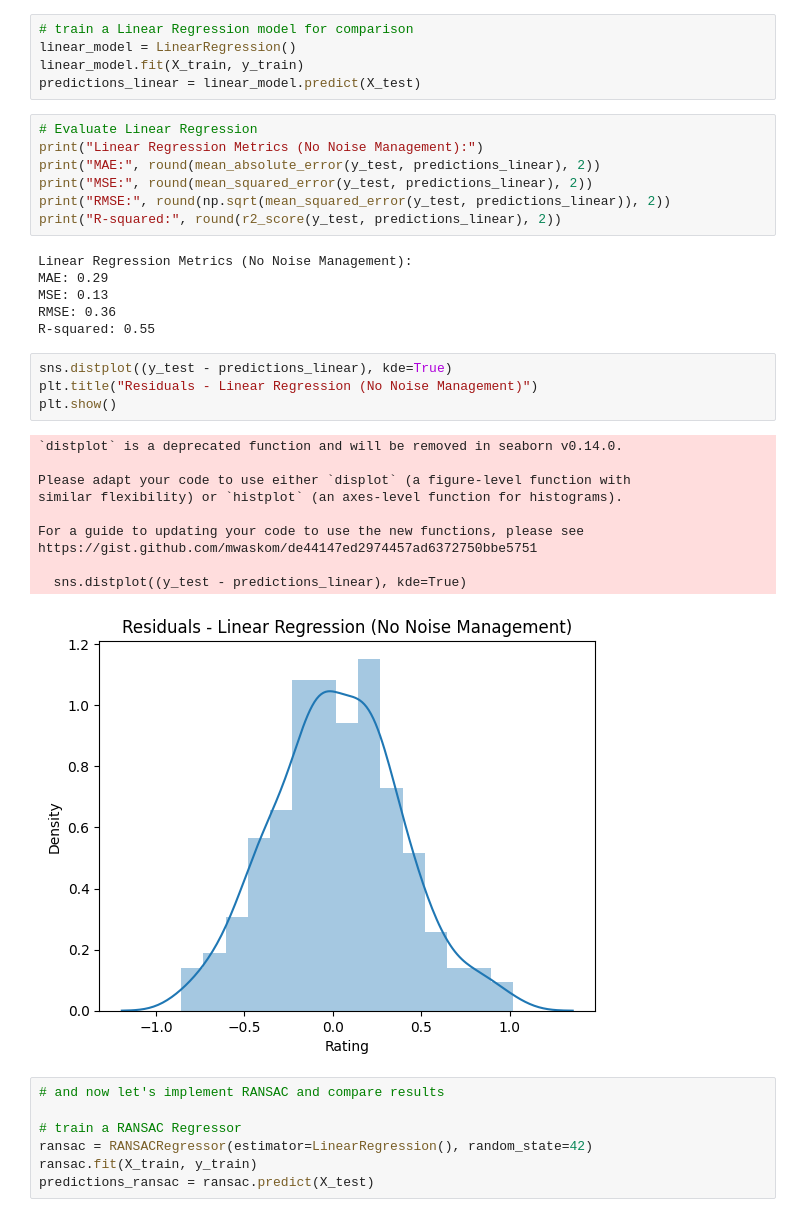
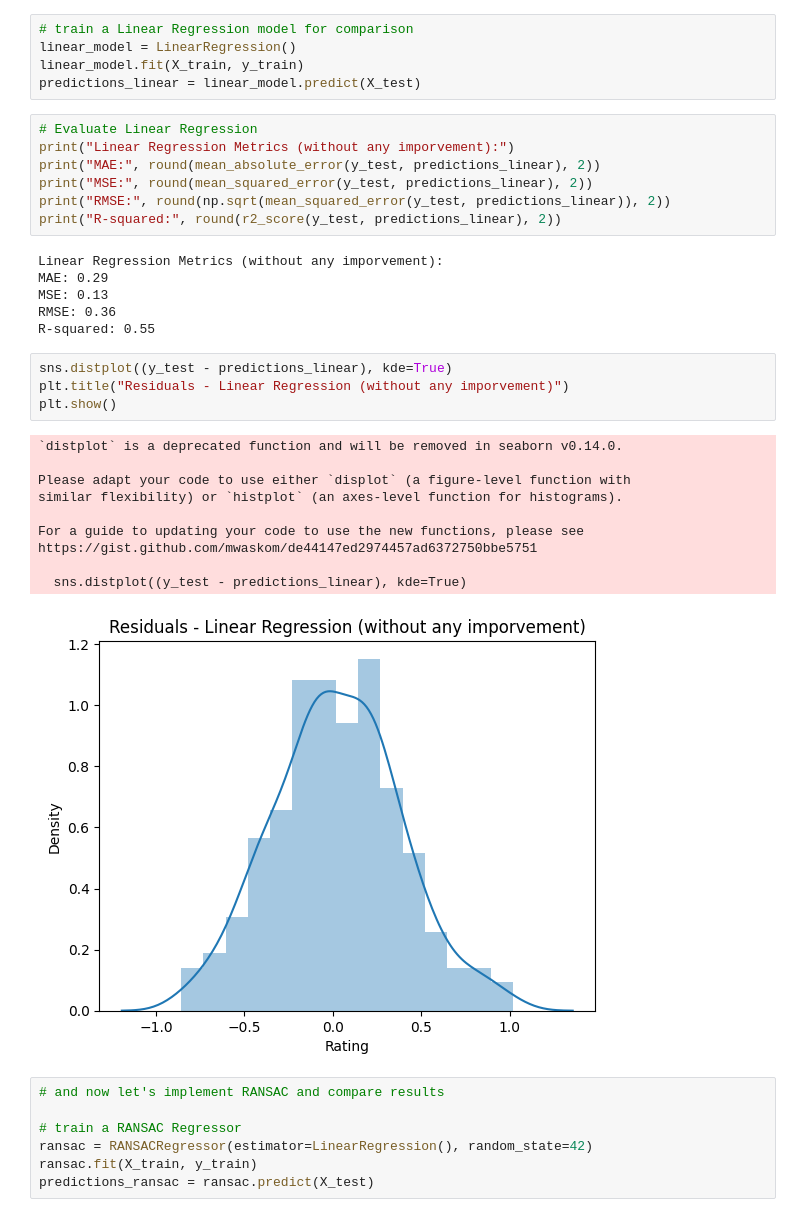
Before and after one commit to crypt0kitik/Advanced-data_analytics, a Jupyter notebook: 02 – Optimizing distributions/02 - Regression dataset/03 - RANSAC.ipynb, the cells around one changed output. Drawn from its saved outputs; the diff is of its cells as text.

```diff
--- a/02 – Optimizing distributions/02 - Regression dataset/03 - RANSAC.ipynb
+++ b/02 – Optimizing distributions/02 - Regression dataset/03 - RANSAC.ipynb
@@ -28,32 +28,32 @@ linear_model.fit(X_train, y_train)
 predictions_linear = linear_model.predict(X_test)
 # %%
 # Evaluate Linear Regression
-print("Linear Regression Metrics (No Noise Management):")
+print("Linear Regression Metrics (without any imporvement):")
 print("MAE:", round(mean_absolute_error(y_test, predictions_linear), 2))
 print("MSE:", round(mean_squared_error(y_test, predictions_linear), 2))
 print("RMSE:", round(np.sqrt(mean_squared_error(y_test, predictions_linear)), 2))
 print("R-squared:", round(r2_score(y_test, predictions_linear), 2))
 # %% [output]
-Linear Regression Metrics (No Noise Management):
+Linear Regression Metrics (without any imporvement):
 MAE: 0.29
 MSE: 0.13
 RMSE: 0.36
 R-squared: 0.55
 # %%
 sns.distplot((y_test - predictions_linear), kde=True)
-plt.title("Residuals - Linear Regression (No Noise Management)")
+plt.title("Residuals - Linear Regression (without any imporvement)")
 plt.show()
 # %% [output]
 `distplot` is a deprecated function and will be removed in seaborn v0.14.0.
 
 Please adapt your code to use either `displot` (a figure-level function with
 similar flexibility) or `histplot` (an axes-level function for histograms).
 
 For a guide to updating your code to use the new functions, please see
 https://gist.github.com/mwaskom/de44147ed2974457ad6372750bbe5751
 
   sns.distplot((y_test - predictions_linear), kde=True)
-[figure, old version]
+[figure, new version]
 # %%
 # and now let's implement RANSAC and compare results
 
```
Also changed, not shown: 2 other files.
